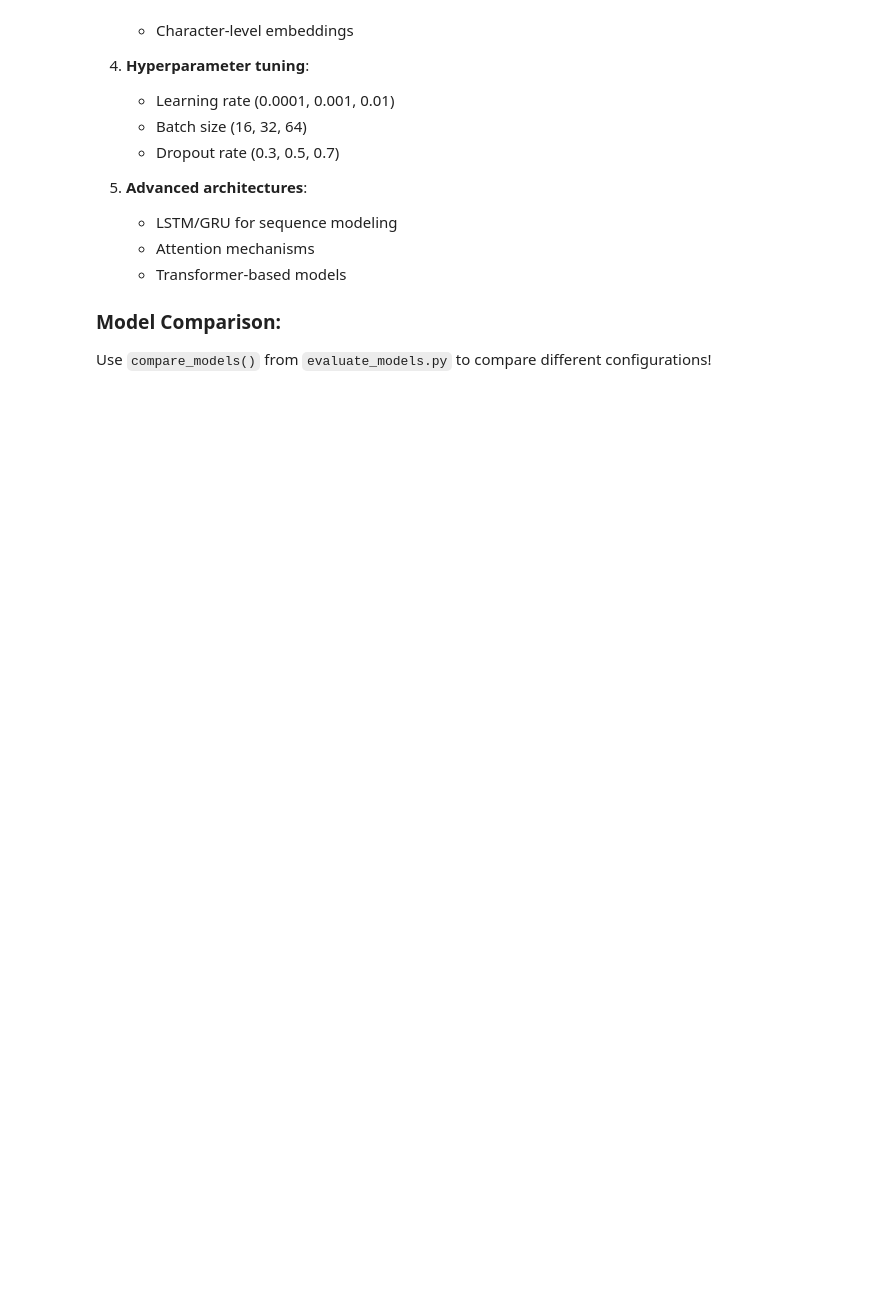
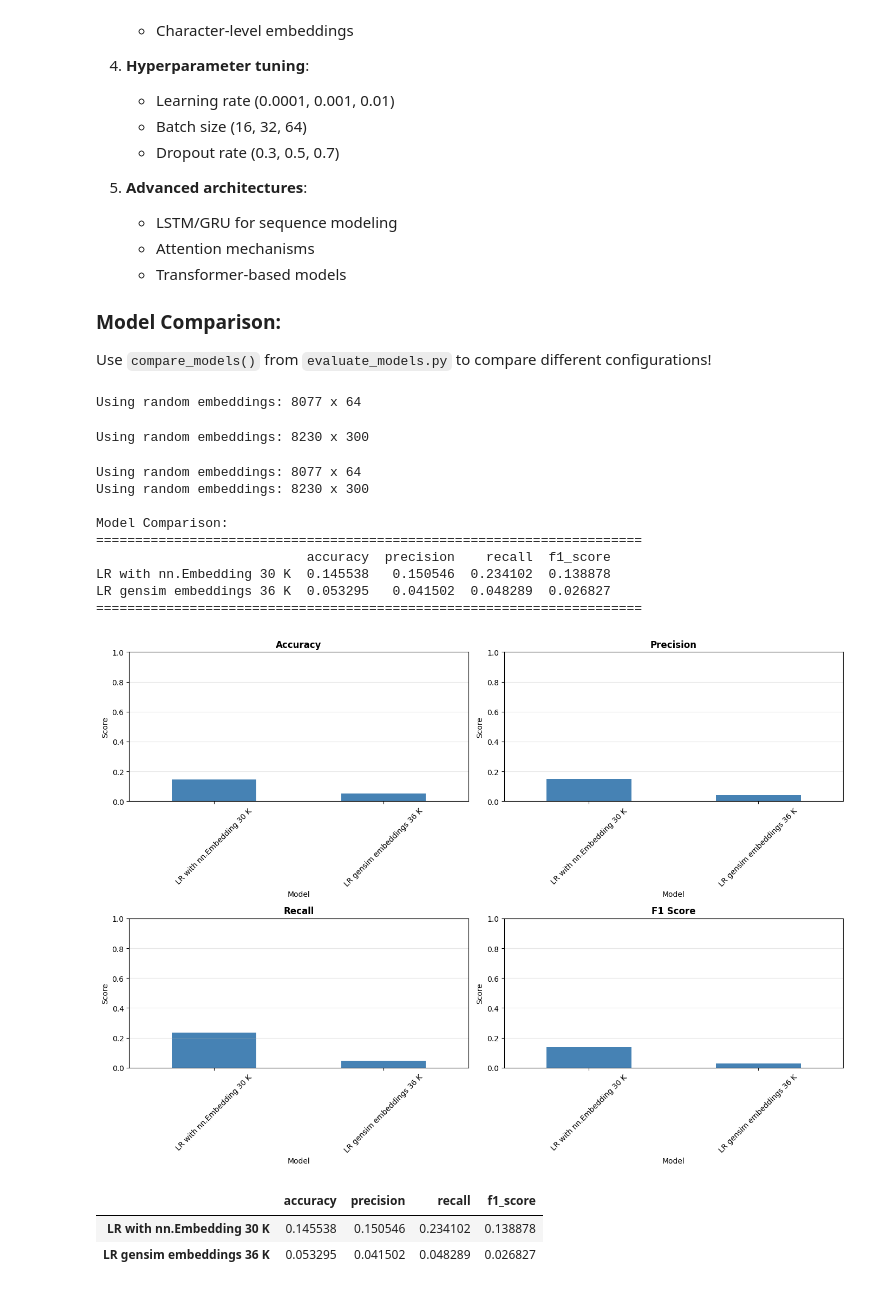
Before and after one commit to Dentriciche/Project_SP, a Jupyter notebook: baseline_logistic_regression.ipynb, the cells around one changed output. Cells and saved outputs as stored; diff of their text form; code cells hidden in the pictures; blank space fills up the shorter version.

```diff
--- a/baseline_logistic_regression.ipynb
+++ b/baseline_logistic_regression.ipynb
@@ -1143,0 +1146,43 @@ Use `compare_models()` from `evaluate_models.py` to compare different configurat
+# %%
+model, checkpoint = em.load_model_from_checkpoint("baseline_logistic_k30.pt", model_class=CharacterClassifier)
+# %% [output]
+Using random embeddings: 8077 x 64
+# %%
+model1, checkpoint1 = em.load_model_from_checkpoint("baseline_logistic_k36_fasttext.pt", model_class=CharacterClassifier)
+# %% [output]
+Using random embeddings: 8230 x 300
+# %%
+import torch
+from torch.utils.data import DataLoader
+
+
+
+device = torch.device('cuda' if torch.cuda.is_available() else 'cpu')
+
+models = {
+    'LR with nn.Embedding 30 K': ("baseline_logistic_k30.pt", CharacterClassifier),
+    'LR gensim embeddings 36 K': ("baseline_logistic_k36_fasttext.pt", CharacterClassifier),
+}
+
+
+results = {}
+for name, (path, model_class) in models.items():
+    model, _ = em.load_model_from_checkpoint(path, model_class, device)
+    results[name] = em.evaluate_model(model, test_loader, device)
+
+
+em.compare_models(results)
+# %% [output]
+Using random embeddings: 8077 x 64
+Using random embeddings: 8230 x 300
+
+Model Comparison:
+======================================================================
+                           accuracy  precision    recall  f1_score
+LR with nn.Embedding 30 K  0.145538   0.150546  0.234102  0.138878
+LR gensim embeddings 36 K  0.053295   0.041502  0.048289  0.026827
+======================================================================
+[figure, added]
+|  | accuracy | precision | recall | f1_score |
+| LR with nn.Embedding 30 K | 0.145538 | 0.150546 | 0.234102 | 0.138878 |
+| LR gensim embeddings 36 K | 0.053295 | 0.041502 | 0.048289 | 0.026827 |
```
Also changed, not shown: parts of 1 cell of this notebook.
